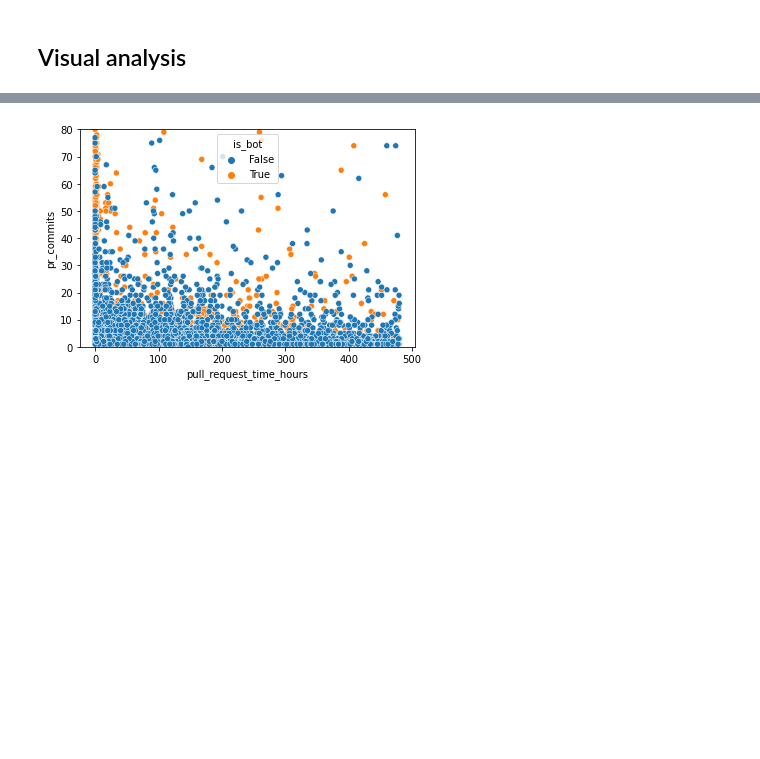
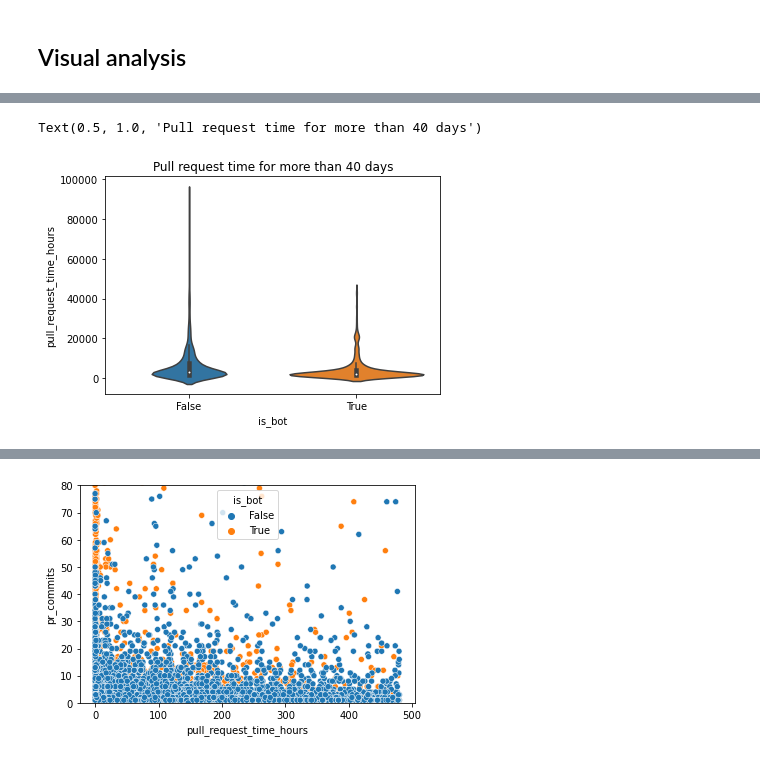
Before and after one commit to AnnikaLarissa/Bot_activity_on_github, a Jupyter notebook: pull_request_speed.ipynb, the cells around one changed output, grey strips where cells are left out. Cells and saved outputs as stored; diff of their text form; code cells hidden in the pictures; blank space fills up the shorter version.

```diff
--- a/pull_request_speed.ipynb
+++ b/pull_request_speed.ipynb
@@ -119,3 +119,7 @@ filtered_20_df.groupby('is_bot').describe().transpose()
 # %% [markdown]
 Observation:
 - humans seem to be faster when we remove PRs that last for more than 20 days
+# %%
+# Filter out fastly resolved (40 days) PRs to analyze outliers
+filtered_outlier_df = filtered_df[filtered_df['pull_request_time_hours'] > 960]
+filtered_outlier_df.groupby('is_bot').describe().transpose()
@@ -135,0 +160,6 @@ sns.violinplot(data=filtered_10_df, x="is_bot", y="pull_request_time_hours")
+# %%
+# Pull request time for the outliers
+sns.violinplot(data=filtered_outlier_df, x="is_bot", y="pull_request_time_hours").set_title("Pull request time for more than 40 days")
+# %% [output]
+Text(0.5, 1.0, 'Pull request time for more than 40 days')
+[figure, added]
```
Also changed, not shown: parts of 9 cells of this notebook.
